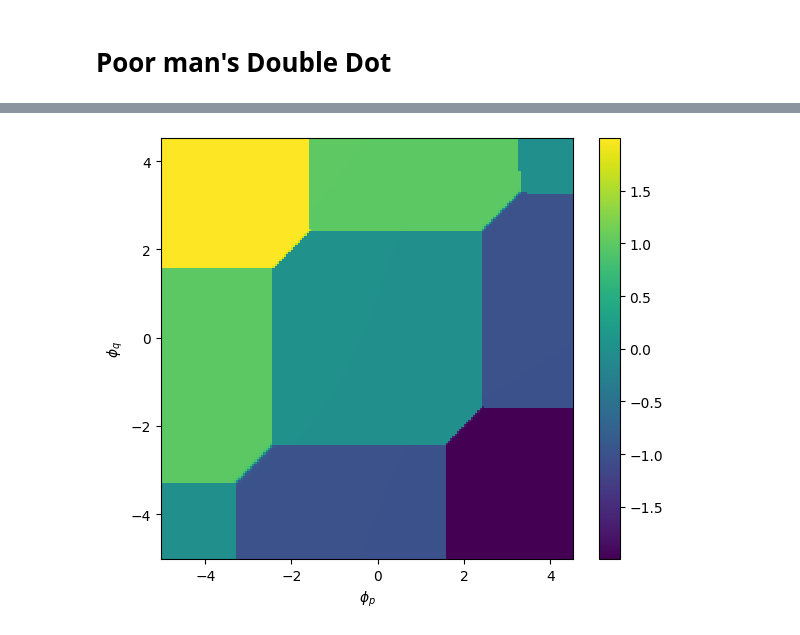
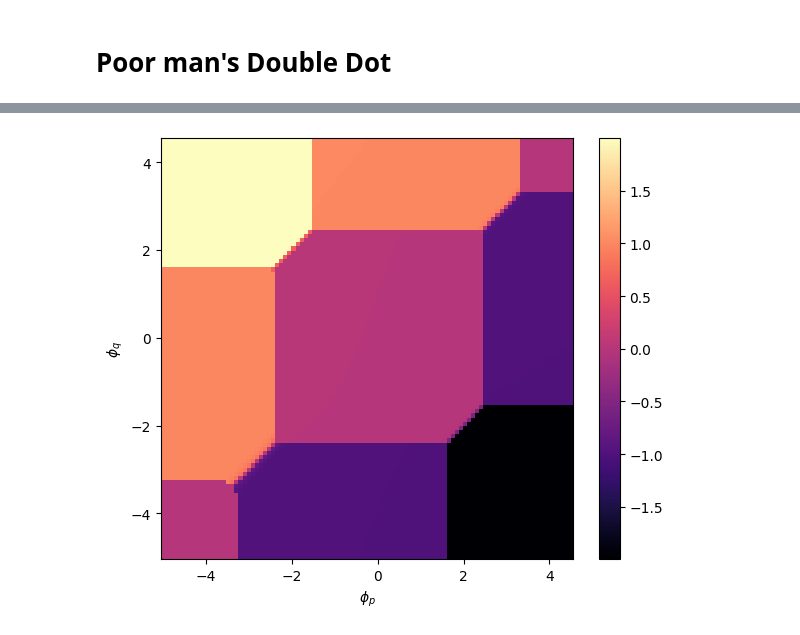
Before and after one commit to BingchengSuo/Condensed-Matter-Theory, a Jupyter notebook: DCK/Matveev's Grain.ipynb, the cells around one changed output, grey strips where cells are left out. Saved outputs shown, nothing was run; the diff lists cells and outputs as text; code cells hidden in the pictures.

```diff
--- a/DCK/Matveev's Grain.ipynb
+++ b/DCK/Matveev's Grain.ipynb
@@ -471,8 +480,8 @@ class H_2qd:
 H = H_2qd(phi_p=0.0, phi_q=0.0, t_pq=0.1, t_kp=0.1, t_kq=0.1, Nk=2, Np=2, Nq=2)
 vals, vecs = eigsh(H.total(), k=1, which='SA')
 # %%
-phi_p_list = np.linspace(-1, 2.8, 181)
-phi_q_list = np.linspace(-1, 2.8, 181)
+phi_p_list = np.linspace(-1, 2.8, 151)
+phi_q_list = np.linspace(-1, 2.8, 151)
 N_vs_phi = np.zeros((len(phi_p_list), len(phi_q_list)))
 
 # Loop over the 2D parameter space
@@ -489,7 +498,7 @@ for i, phi_pp in enumerate(phi_p_list):
 # Make color plot
 fig, ax = plt.subplots(figsize=(6,5), layout='tight')
 
-c = ax.pcolormesh(phi_p_list, phi_q_list, N_vs_phi.T, shading='auto', cmap='viridis')
+c = ax.pcolormesh(phi_p_list, phi_q_list, N_vs_phi.T, shading='auto', cmap='magma')
 ax.set_xlabel(r'$\phi_p$')
 ax.set_ylabel(r'$\phi_q$')
 fig.colorbar(c, ax=ax)
@@ -527,25 +508,0 @@ plt.show()
-# %%
-phi_p_list = np.linspace(-5, 4.5, 21)
-phi_q_list = np.linspace(-5, 4.5, 21)
-N_vs_phi = np.zeros((len(phi_p_list), len(phi_q_list)))
-
-# Loop over the 2D parameter space
-for i, phi_pp in enumerate(phi_p_list):
-    for j, phi_qq in enumerate(phi_q_list):
-        H = H_2qd(phi_p=phi_pp, phi_q=phi_qq,
-                  t_pq=0.01, t_kp=0.01, t_kq=0.01,
-                  Nk=2, Np=2, Nq=2)
-        val, vec = eigsh(H.total(), k=1, which='SA')
-        gs = vec[:, 0]
-        Ncharge = np.real(gs.conj().T @ (H.N_q_op()+h.) @ gs)
-        N_vs_phi[i, j] = Ncharge
-
-# Make color plot
-fig, ax = plt.subplots(figsize=(6,5), layout='tight')
-
-c = ax.pcolormesh(phi_p_list, phi_q_list, N_vs_phi.T, shading='auto', cmap='viridis')
-ax.set_xlabel(r'$\phi_p$')
-ax.set_ylabel(r'$\phi_q$')
-fig.colorbar(c, ax=ax)
-
-plt.show()
@@ -554,27 +509,27 @@ plt.show()
 # %%
-phi_p_list = np.linspace(-5, 4.5, 181)
-phi_q_list = np.linspace(-5, 4.5, 181)
+phi_p_list = np.linspace(-5, 4.5, 101)
+phi_q_list = np.linspace(-5, 4.5, 101)
 N_vs_phi = np.zeros((len(phi_p_list), len(phi_q_list)))
 
 # Loop over the 2D parameter space
 for i, phi_pp in enumerate(phi_p_list):
     for j, phi_qq in enumerate(phi_q_list):
         H = H_2qd(phi_p=phi_pp, phi_q=phi_qq,
-                  t_pq=0.01, t_kp=0.01, t_kq=0.01,
+                  t_pq=0.02, t_kp=0.02, t_kq=0.02,
                   Nk=2, Np=2, Nq=2)
         val, vec = eigsh(H.total(), k=1, which='SA')
         gs = vec[:, 0]
         Ncharge = np.real(gs.conj().T @ (H.N_q_op()-H.N_p_op()) @ gs)
         N_vs_phi[i, j] = Ncharge
 
 # Make color plot
 fig, ax = plt.subplots(figsize=(6,5), layout='tight')
 
-c = ax.pcolormesh(phi_p_list, phi_q_list, N_vs_phi.T, shading='auto', cmap='viridis')
+c = ax.pcolormesh(phi_p_list, phi_q_list, N_vs_phi.T, shading='auto', cmap='magma')
 ax.set_xlabel(r'$\phi_p$')
 ax.set_ylabel(r'$\phi_q$')
 fig.colorbar(c, ax=ax)
 
 plt.show()
 # %% [output]
-[figure, old version]
+[figure, new version]
```
Also changed, not shown: parts of 5 cells of this notebook.
